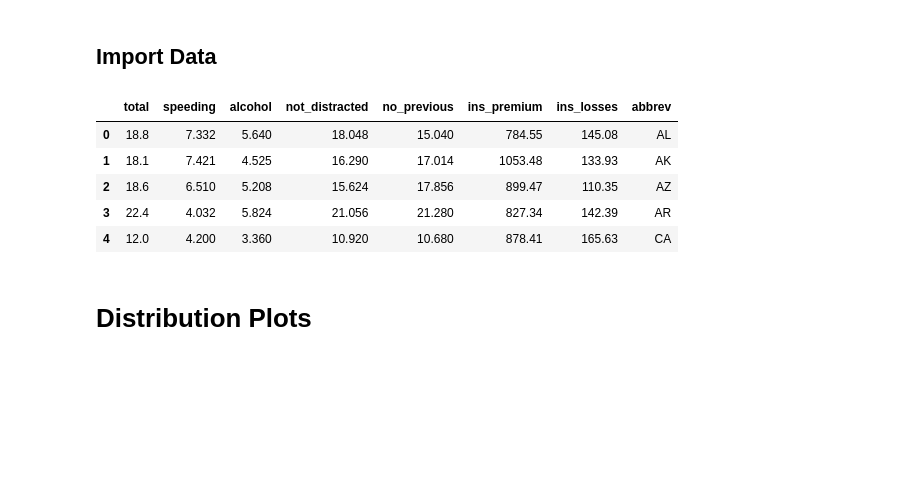
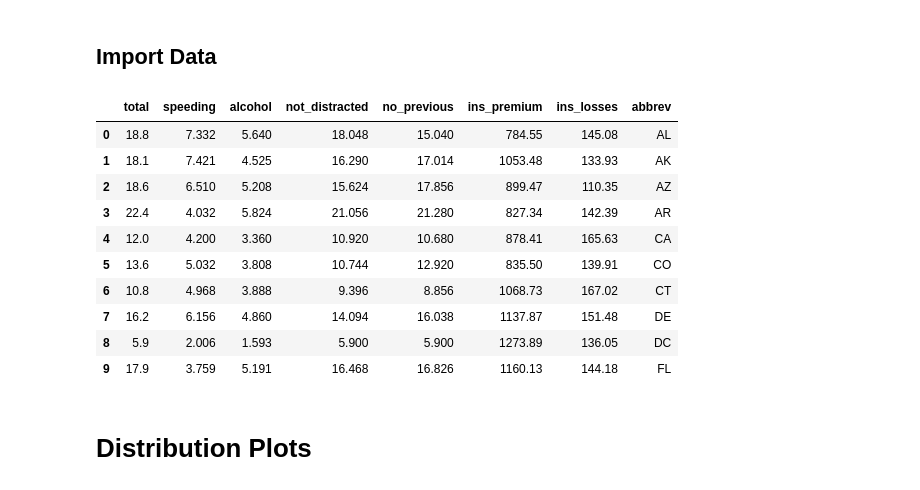
Before and after one commit to ukantjadia/30-days-of-Mahcine-Learning, a Jupyter notebook: DAY-06/Seaborn.ipynb, the cells around one changed output. Saved outputs shown, nothing was run; the diff lists cells and outputs as text; code cells hidden in the pictures; blank space fills up the shorter version.

```diff
--- a/DAY-06/Seaborn.ipynb
+++ b/DAY-06/Seaborn.ipynb
@@ -14,14 +14,19 @@ import matplotlib.pyplot as plt
 # %%
 # df = pd.read_csv()
 crash_df = sns.load_dataset('car_crashes')
-crash_df.head()
+crash_df.head(10)
 # %% [output]
 |  | total | speeding | alcohol | not_distracted | no_previous | ins_premium | ins_losses | abbrev |
 | 0 | 18.8 | 7.332 | 5.640 | 18.048 | 15.040 | 784.55 | 145.08 | AL |
 | 1 | 18.1 | 7.421 | 4.525 | 16.290 | 17.014 | 1053.48 | 133.93 | AK |
 | 2 | 18.6 | 6.510 | 5.208 | 15.624 | 17.856 | 899.47 | 110.35 | AZ |
 | 3 | 22.4 | 4.032 | 5.824 | 21.056 | 21.280 | 827.34 | 142.39 | AR |
 | 4 | 12.0 | 4.200 | 3.360 | 10.920 | 10.680 | 878.41 | 165.63 | CA |
+| 5 | 13.6 | 5.032 | 3.808 | 10.744 | 12.920 | 835.50 | 139.91 | CO |
+| 6 | 10.8 | 4.968 | 3.888 | 9.396 | 8.856 | 1068.73 | 167.02 | CT |
+| 7 | 16.2 | 6.156 | 4.860 | 14.094 | 16.038 | 1137.87 | 151.48 | DE |
+| 8 | 5.9 | 2.006 | 1.593 | 5.900 | 5.900 | 1273.89 | 136.05 | DC |
+| 9 | 17.9 | 3.759 | 5.191 | 16.468 | 16.826 | 1160.13 | 144.18 | FL |
 # %% [markdown]
 # Distribution Plots
 # %% [markdown]
```
Also changed, not shown: parts of 17 cells of this notebook.
